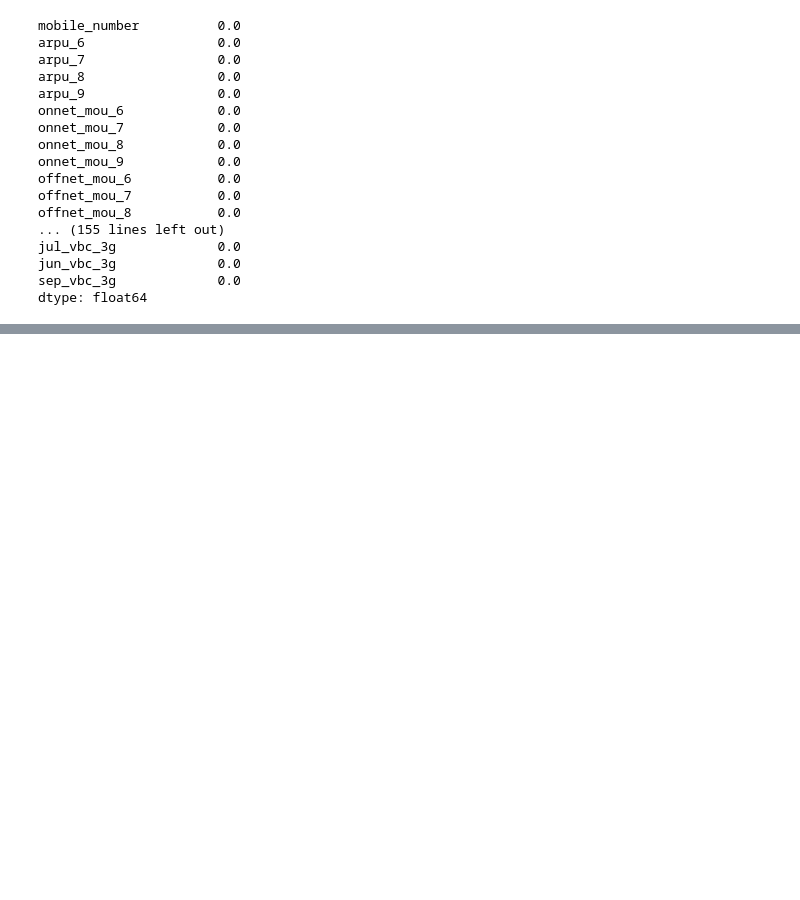
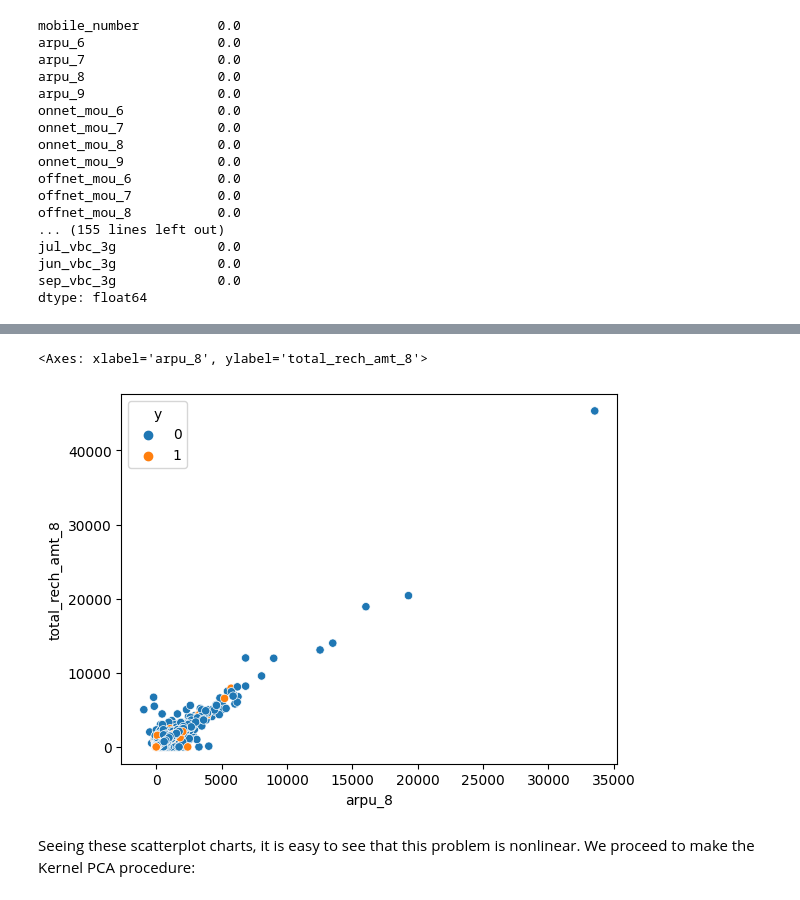
Before and after one commit to fsigs/nmsu-cs519-machine-learning-1-project, a Jupyter notebook: ps03/ML_Project.ipynb, the cells around one changed output, grey strips where cells are left out. Cells and saved outputs as stored; diff of their text form; code cells hidden in the pictures; blank space fills up the shorter version.

```diff
--- a/ps03/ML_Project.ipynb
+++ b/ps03/ML_Project.ipynb
@@ -247,0 +276,7 @@ dtype: float64
+# %%
+sns.scatterplot(data=df, x='arpu_8', y='total_rech_amt_8', hue=df.y)
+# %% [output]
+<Axes: xlabel='arpu_8', ylabel='total_rech_amt_8'>
+[figure, added]
+# %% [markdown]
+Seeing these scatterplot charts, it is easy to see that this problem is nonlinear. We proceed to make the Kernel PCA procedure:
```
Also changed, not shown: parts of 10 cells of this notebook.
